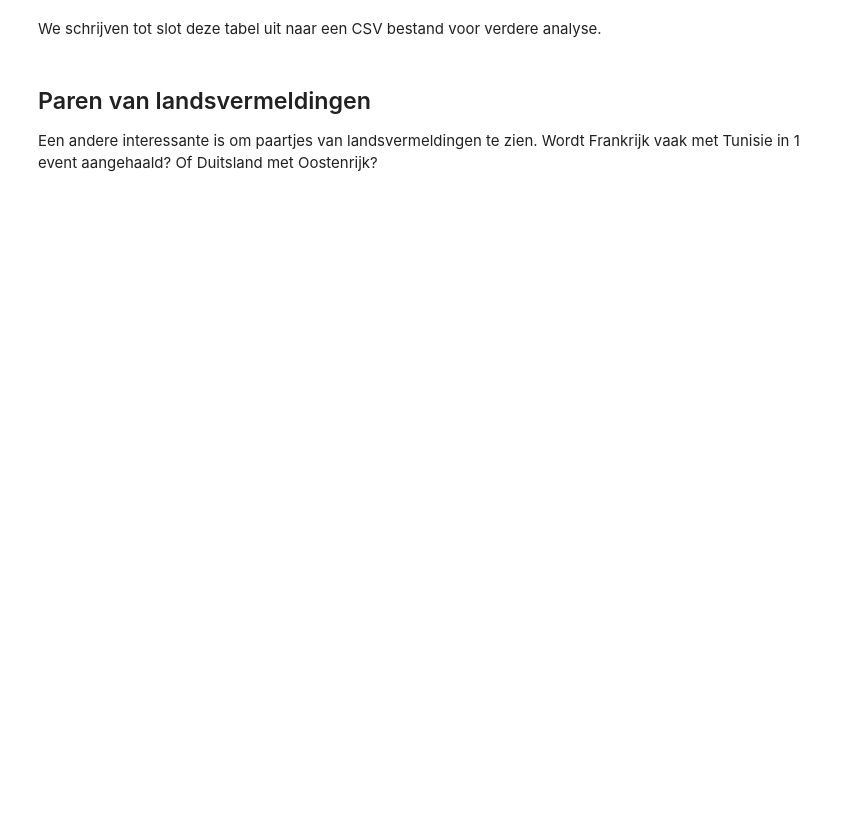
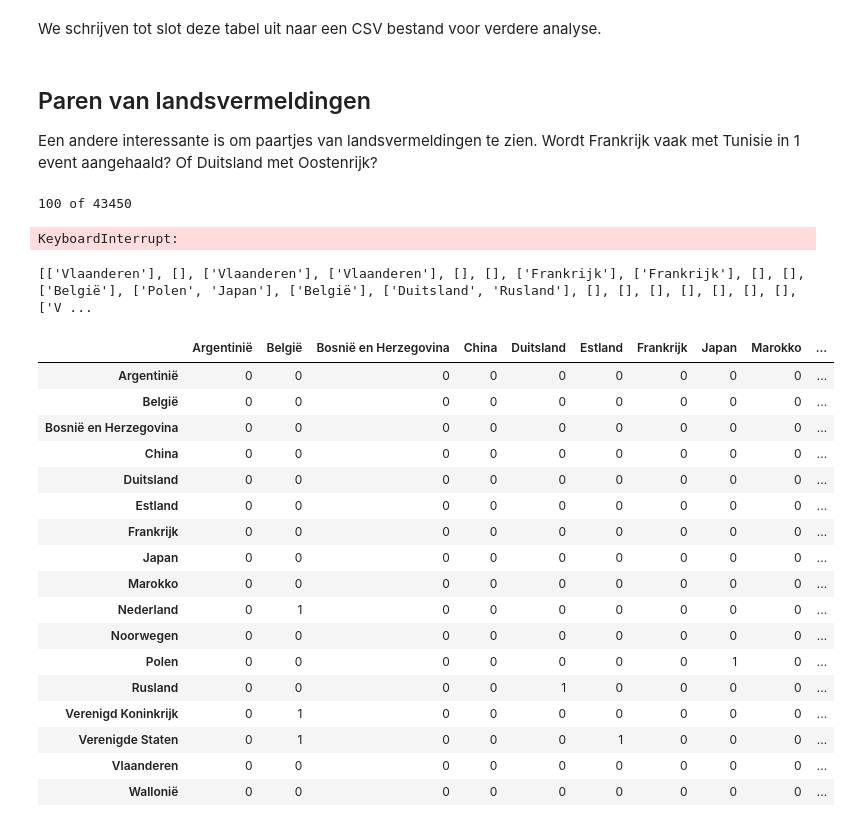
Before and after one commit to Kunstenpunt/datakunstjes, a Jupyter notebook: corpusanalyse uitdatabank/corpusanalyse.ipynb, the cells around one changed output. Drawn from its saved outputs; the diff is of its cells as text; code cells hidden in the pictures; blank space fills up the shorter version.

```diff
--- a/corpusanalyse uitdatabank/corpusanalyse.ipynb
+++ b/corpusanalyse uitdatabank/corpusanalyse.ipynb
@@ -332,3 +355,76 @@ res.to_csv("landsvermeldingen.csv")
 ## Paren van landsvermeldingen
 
 Een andere interessante is om paartjes van landsvermeldingen te zien. Wordt Frankrijk vaak met Tunisie in 1 event aangehaald? Of Duitsland met Oostenrijk?
+# %%
+events_met_landen = []
+
+count = 1
+for row in df.iterrows():
+    landenlijst = []
+    tekst = row[1]["Tekst"]
+    if count % 5000 == 0:
+        print(count, "of", len(df.index))
+    count += 1
+    for land in set(landen["Land"].values):
+        regex = compile(r"\b(" + r"|".join(landen[landen["Land"] == land]["Mention"]) + r")\b")
+        amount_of_mentions = len(regex.findall(str(tekst)))
+        if amount_of_mentions > 0:
+            landenlijst.append(land)
+    events_met_landen.append(landenlijst)
+# %% [output]
+100 of 43450
+KeyboardInterrupt:
+# %%
+print(events_met_landen[0:10])
+# %% [output]
+[['Vlaanderen'], [], ['Vlaanderen'], ['Vlaanderen'], [], [], ['Frankrijk'], ['Frankrijk'], [], [], ['België'], ['Polen', 'Japan'], ['België'], ['Duitsland', 'Rusland'], [], [], [], [], [], [], [], ['V ...
+# %%
+pairs = []
+landenset = set()
+for landenlijst in events_met_landen:
+    for land in landenlijst:
+        landenset.add(land)
+    for combi in combinations(landenlijst, 2):
+        pairs.append(combi)
+pairs_counter = Counter(pairs)
+pairs_counter_mat = {}
+for c in pairs_counter:
+    if c[0] not in pairs_counter_mat:
+        pairs_counter_mat[c[0]] = {}
+    if c[1] not in pairs_counter_mat:
+        pairs_counter_mat[c[1]] = {}
+    pairs_counter_mat[c[0]][c[1]] = pairs_counter[c]
+    pairs_counter_mat[c[1]][c[0]] = pairs_counter[c]
+smat = {}
+for land_a in landenset:
+    for land_b in landenset:
+        if land_a not in smat:
+            smat[land_a] = {}
+        if land_b not in smat:
+            smat[land_b] = {}
+        if land_a in pairs_counter_mat and land_b in pairs_counter_mat[land_a]:
+            smat[land_a][land_b] = pairs_counter_mat[land_a][land_b]
+            smat[land_b][land_a] = pairs_counter_mat[land_a][land_b]
+        else:
+            smat[land_a][land_b] = 0
+            smat[land_b][land_a] = 0
+DataFrame(smat)
+# %% [output]
+|  | Argentinië | België | Bosnië en Herzegovina | China | Duitsland | Estland | Frankrijk | Japan | Marokko | ... |
+| Argentinië | 0 | 0 | 0 | 0 | 0 | 0 | 0 | 0 | 0 | ... |
+| België | 0 | 0 | 0 | 0 | 0 | 0 | 0 | 0 | 0 | ... |
+| Bosnië en Herzegovina | 0 | 0 | 0 | 0 | 0 | 0 | 0 | 0 | 0 | ... |
+| China | 0 | 0 | 0 | 0 | 0 | 0 | 0 | 0 | 0 | ... |
+| Duitsland | 0 | 0 | 0 | 0 | 0 | 0 | 0 | 0 | 0 | ... |
+| Estland | 0 | 0 | 0 | 0 | 0 | 0 | 0 | 0 | 0 | ... |
+| Frankrijk | 0 | 0 | 0 | 0 | 0 | 0 | 0 | 0 | 0 | ... |
+| Japan | 0 | 0 | 0 | 0 | 0 | 0 | 0 | 0 | 0 | ... |
+| Marokko | 0 | 0 | 0 | 0 | 0 | 0 | 0 | 0 | 0 | ... |
+| Nederland | 0 | 1 | 0 | 0 | 0 | 0 | 0 | 0 | 0 | ... |
+| Noorwegen | 0 | 0 | 0 | 0 | 0 | 0 | 0 | 0 | 0 | ... |
+| Polen | 0 | 0 | 0 | 0 | 0 | 0 | 0 | 1 | 0 | ... |
+| Rusland | 0 | 0 | 0 | 0 | 1 | 0 | 0 | 0 | 0 | ... |
+| Verenigd Koninkrijk | 0 | 1 | 0 | 0 | 0 | 0 | 0 | 0 | 0 | ... |
+| Verenigde Staten | 0 | 1 | 0 | 0 | 0 | 1 | 0 | 0 | 0 | ... |
+| Vlaanderen | 0 | 0 | 0 | 0 | 0 | 0 | 0 | 0 | 0 | ... |
+| Wallonië | 0 | 0 | 0 | 0 | 0 | 0 | 0 | 0 | 0 | ... |
```
Also changed, not shown: parts of 3 cells of this notebook.
